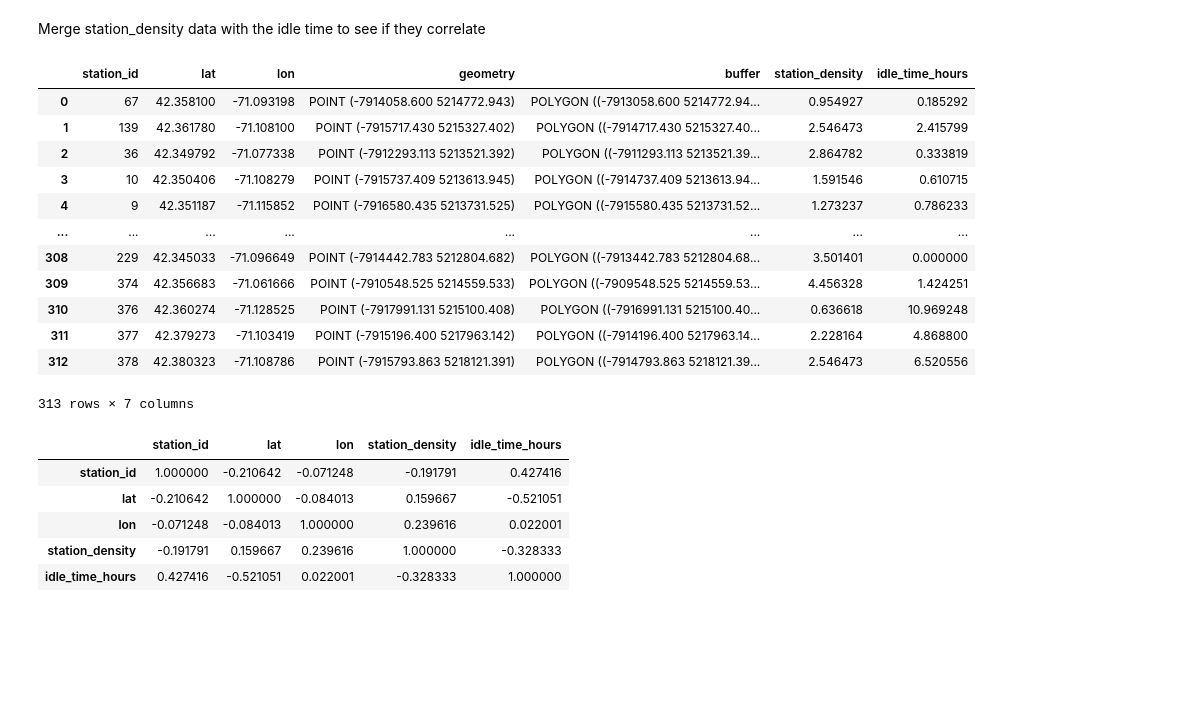
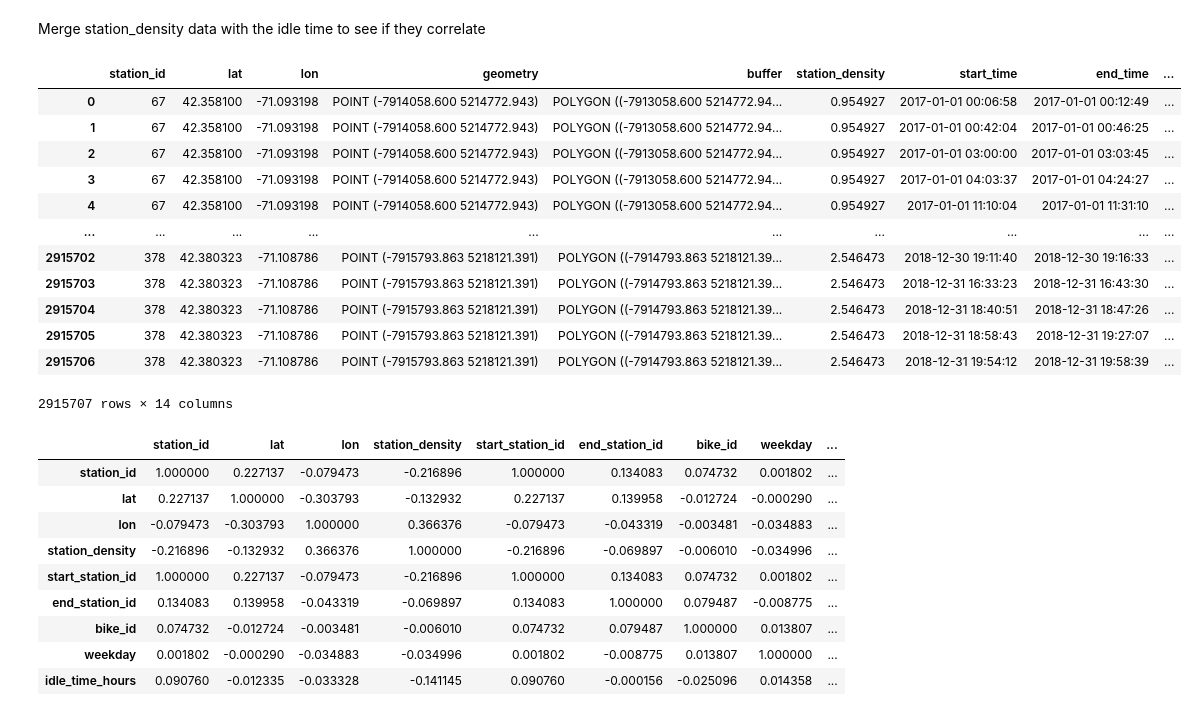
Before and after one commit to Oxford012/DDT, a Jupyter notebook: Laurin/Station_Location_Feature.ipynb, the cells around one changed output. Cells and saved outputs as stored; diff of their text form; code cells hidden in the pictures; blank space fills up the shorter version.

Commit message:
Merged with all data

```diff
--- a/Laurin/Station_Location_Feature.ipynb
+++ b/Laurin/Station_Location_Feature.ipynb
@@ -163,3 +140,7 @@ Name: idle_time_hours, Length: 313, dtype: float64
+# %%
+bluebikes.quantile(0.95)
+# Remove highest idle times: top 5%
+bluebikes = bluebikes[bluebikes['idle_time'] <= pd.Timedelta(hours=8)]
 # %% [markdown]
 Merge the two tables and compare the idle times with the calculated distances.
 # %%
@@ -201,28 +183,32 @@ merge.corr()
 # %% [markdown]
 Merge station_density data with the idle time to see if they correlate
 # %%
-merge_geodata = pd.merge(geodata, total_idle_time, left_on='station_id', right_on='start_station_id', how='inner')
+merge_geodata = pd.merge(geodata, bluebikes, left_on='station_id', right_on='start_station_id', how='inner')
 merge_geodata
 # %% [output]
-|  | station_id | lat | lon | geometry | buffer | station_density | idle_time_hours |
-| 0 | 67 | 42.358100 | -71.093198 | POINT (-7914058.600 5214772.943) | POLYGON ((-7913058.600 5214772.94... | 0.954927 | 0.185292 |
-| 1 | 139 | 42.361780 | -71.108100 | POINT (-7915717.430 5215327.402) | POLYGON ((-7914717.430 5215327.40... | 2.546473 | 2.415799 |
-| 2 | 36 | 42.349792 | -71.077338 | POINT (-7912293.113 5213521.392) | POLYGON ((-7911293.113 5213521.39... | 2.864782 | 0.333819 |
-| 3 | 10 | 42.350406 | -71.108279 | POINT (-7915737.409 5213613.945) | POLYGON ((-7914737.409 5213613.94... | 1.591546 | 0.610715 |
-| 4 | 9 | 42.351187 | -71.115852 | POINT (-7916580.435 5213731.525) | POLYGON ((-7915580.435 5213731.52... | 1.273237 | 0.786233 |
-| ... | ... | ... | ... | ... | ... | ... | ... |
-| 308 | 229 | 42.345033 | -71.096649 | POINT (-7914442.783 5212804.682) | POLYGON ((-7913442.783 5212804.68... | 3.501401 | 0.000000 |
-| 309 | 374 | 42.356683 | -71.061666 | POINT (-7910548.525 5214559.533) | POLYGON ((-7909548.525 5214559.53... | 4.456328 | 1.424251 |
-| 310 | 376 | 42.360274 | -71.128525 | POINT (-7917991.131 5215100.408) | POLYGON ((-7916991.131 5215100.40... | 0.636618 | 10.969248 |
-| 311 | 377 | 42.379273 | -71.103419 | POINT (-7915196.400 5217963.142) | POLYGON ((-7914196.400 5217963.14... | 2.228164 | 4.868800 |
-| 312 | 378 | 42.380323 | -71.108786 | POINT (-7915793.863 5218121.391) | POLYGON ((-7914793.863 5218121.39... | 2.546473 | 6.520556 |
+|  | station_id | lat | lon | geometry | buffer | station_density | start_time | end_time | ... |
+| 0 | 67 | 42.358100 | -71.093198 | POINT (-7914058.600 5214772.943) | POLYGON ((-7913058.600 5214772.94... | 0.954927 | 2017-01-01 00:06:58 | 2017-01-01 00:12:49 | ... |
+| 1 | 67 | 42.358100 | -71.093198 | POINT (-7914058.600 5214772.943) | POLYGON ((-7913058.600 5214772.94... | 0.954927 | 2017-01-01 00:42:04 | 2017-01-01 00:46:25 | ... |
+| 2 | 67 | 42.358100 | -71.093198 | POINT (-7914058.600 5214772.943) | POLYGON ((-7913058.600 5214772.94... | 0.954927 | 2017-01-01 03:00:00 | 2017-01-01 03:03:45 | ... |
+| 3 | 67 | 42.358100 | -71.093198 | POINT (-7914058.600 5214772.943) | POLYGON ((-7913058.600 5214772.94... | 0.954927 | 2017-01-01 04:03:37 | 2017-01-01 04:24:27 | ... |
+| 4 | 67 | 42.358100 | -71.093198 | POINT (-7914058.600 5214772.943) | POLYGON ((-7913058.600 5214772.94... | 0.954927 | 2017-01-01 11:10:04 | 2017-01-01 11:31:10 | ... |
+| ... | ... | ... | ... | ... | ... | ... | ... | ... | ... |
+| 2915702 | 378 | 42.380323 | -71.108786 | POINT (-7915793.863 5218121.391) | POLYGON ((-7914793.863 5218121.39... | 2.546473 | 2018-12-30 19:11:40 | 2018-12-30 19:16:33 | ... |
+| 2915703 | 378 | 42.380323 | -71.108786 | POINT (-7915793.863 5218121.391) | POLYGON ((-7914793.863 5218121.39... | 2.546473 | 2018-12-31 16:33:23 | 2018-12-31 16:43:30 | ... |
+| 2915704 | 378 | 42.380323 | -71.108786 | POINT (-7915793.863 5218121.391) | POLYGON ((-7914793.863 5218121.39... | 2.546473 | 2018-12-31 18:40:51 | 2018-12-31 18:47:26 | ... |
+| 2915705 | 378 | 42.380323 | -71.108786 | POINT (-7915793.863 5218121.391) | POLYGON ((-7914793.863 5218121.39... | 2.546473 | 2018-12-31 18:58:43 | 2018-12-31 19:27:07 | ... |
+| 2915706 | 378 | 42.380323 | -71.108786 | POINT (-7915793.863 5218121.391) | POLYGON ((-7914793.863 5218121.39... | 2.546473 | 2018-12-31 19:54:12 | 2018-12-31 19:58:39 | ... |
-313 rows × 7 columns
+2915707 rows × 14 columns
 # %%
 merge_geodata.corr()
 # %% [output]
-|  | station_id | lat | lon | station_density | idle_time_hours |
-| station_id | 1.000000 | -0.210642 | -0.071248 | -0.191791 | 0.427416 |
-| lat | -0.210642 | 1.000000 | -0.084013 | 0.159667 | -0.521051 |
-| lon | -0.071248 | -0.084013 | 1.000000 | 0.239616 | 0.022001 |
-| station_density | -0.191791 | 0.159667 | 0.239616 | 1.000000 | -0.328333 |
-| idle_time_hours | 0.427416 | -0.521051 | 0.022001 | -0.328333 | 1.000000 |
+|  | station_id | lat | lon | station_density | start_station_id | end_station_id | bike_id | weekday | ... |
+| station_id | 1.000000 | 0.227137 | -0.079473 | -0.216896 | 1.000000 | 0.134083 | 0.074732 | 0.001802 | ... |
+| lat | 0.227137 | 1.000000 | -0.303793 | -0.132932 | 0.227137 | 0.139958 | -0.012724 | -0.000290 | ... |
+| lon | -0.079473 | -0.303793 | 1.000000 | 0.366376 | -0.079473 | -0.043319 | -0.003481 | -0.034883 | ... |
+| station_density | -0.216896 | -0.132932 | 0.366376 | 1.000000 | -0.216896 | -0.069897 | -0.006010 | -0.034996 | ... |
+| start_station_id | 1.000000 | 0.227137 | -0.079473 | -0.216896 | 1.000000 | 0.134083 | 0.074732 | 0.001802 | ... |
+| end_station_id | 0.134083 | 0.139958 | -0.043319 | -0.069897 | 0.134083 | 1.000000 | 0.079487 | -0.008775 | ... |
+| bike_id | 0.074732 | -0.012724 | -0.003481 | -0.006010 | 0.074732 | 0.079487 | 1.000000 | 0.013807 | ... |
+| weekday | 0.001802 | -0.000290 | -0.034883 | -0.034996 | 0.001802 | -0.008775 | 0.013807 | 1.000000 | ... |
+| idle_time_hours | 0.090760 | -0.012335 | -0.033328 | -0.141145 | 0.090760 | -0.000156 | -0.025096 | 0.014358 | ... |
```
Also changed, not shown: parts of 6 cells of this notebook.
